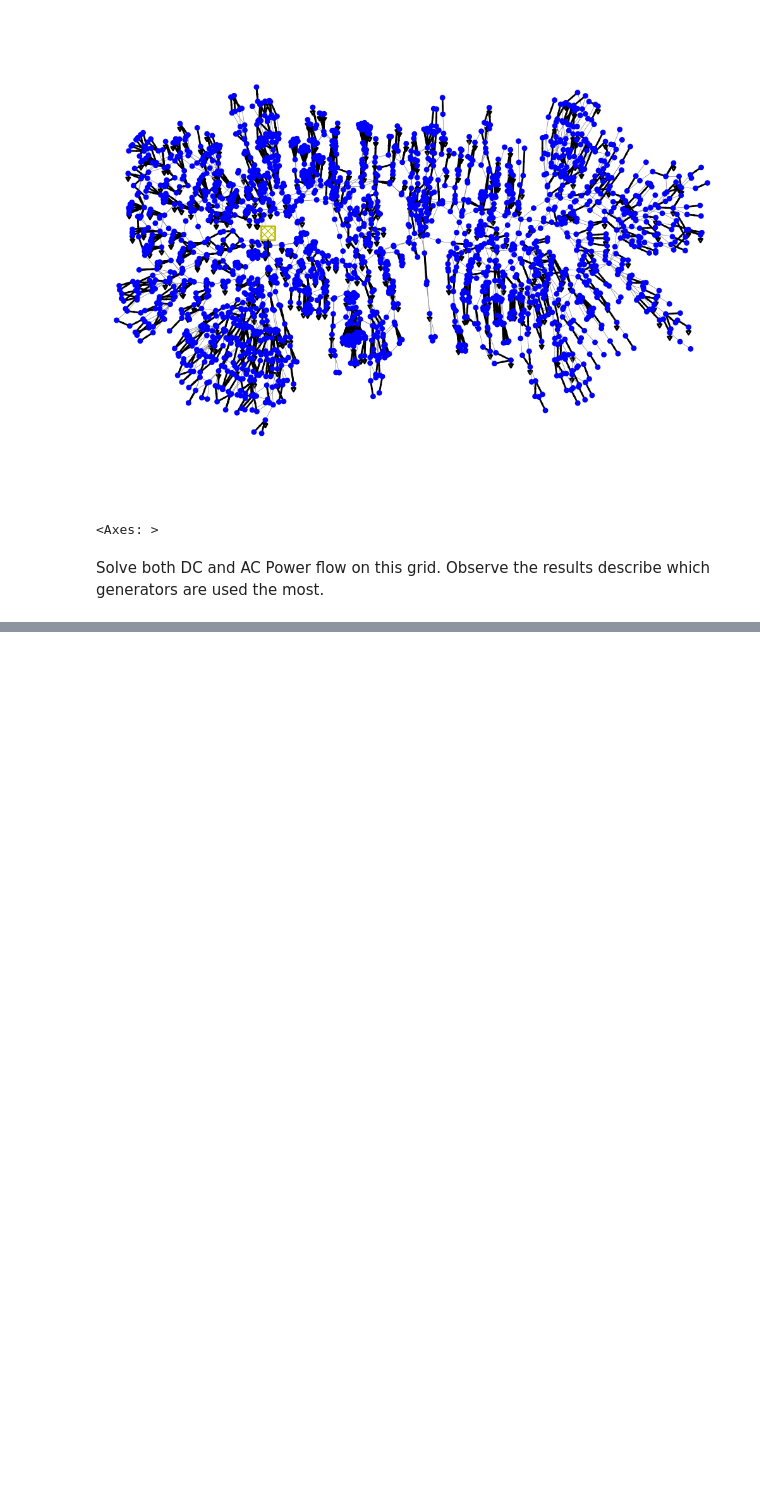
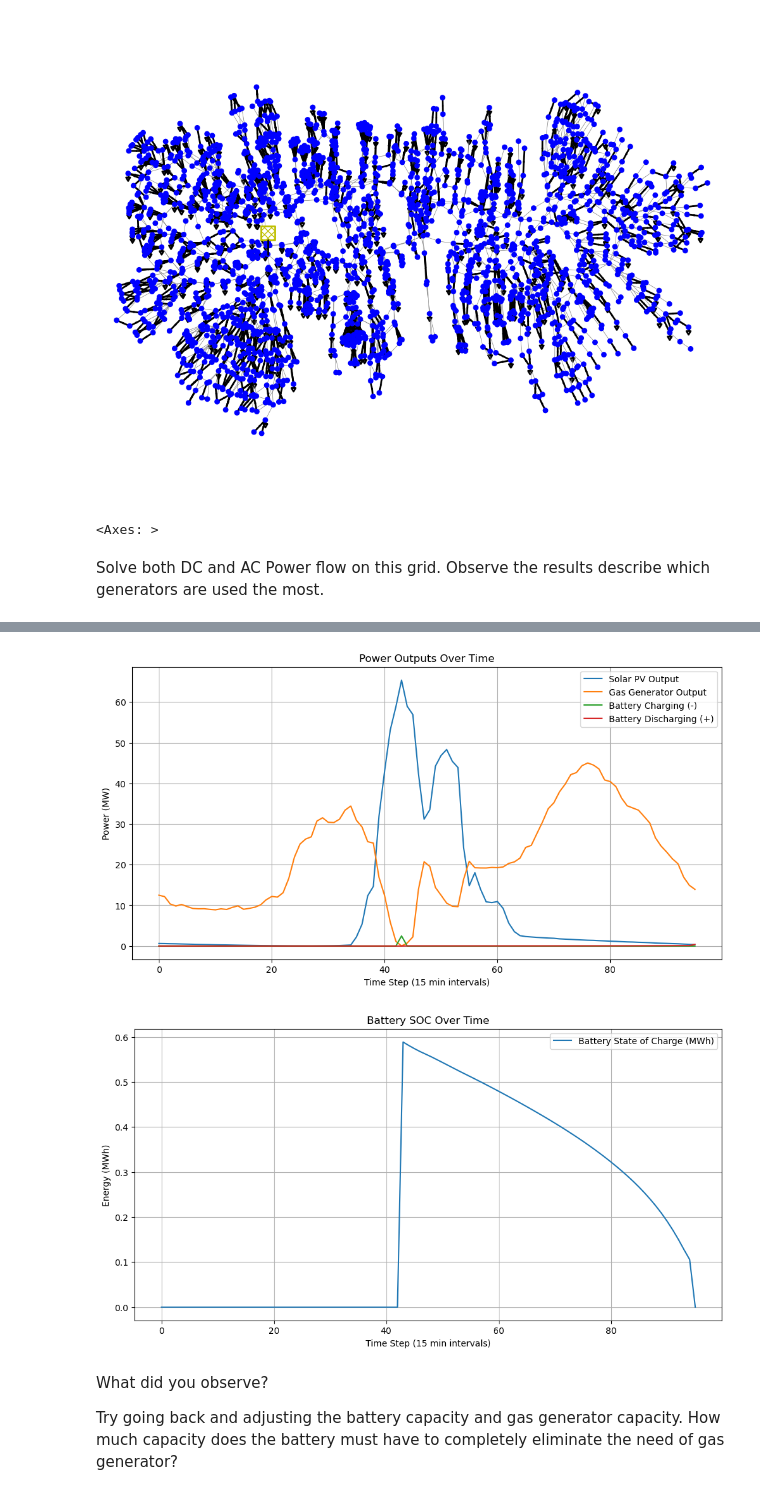
Before and after one commit to PSALOxford/intro_pandapower, a Jupyter notebook: intro-pandapower.ipynb, the cells around one changed output, grey strips where cells are left out. Cells and saved outputs as stored; diff of their text form; code cells hidden in the pictures; blank space fills up the shorter version.

Commit message:
Multi-interval OPF with Battery

```diff
--- a/intro-pandapower.ipynb
+++ b/intro-pandapower.ipynb
@@ -545,0 +793,34 @@ Now, let's try to solve a time-series DC OPF problem with coupled energy storage
+# %%
+# Plot results
+Pg_values = np.array([Pg[t].value for t in range(T)]).reshape(T, -1)
+Pch_values = np.array([Pch[t].value for t in range(T)])
+Pdis_values = np.array([Pdis[t].value for t in range(T)])
+E_values = np.array([E[t].value for t in range(T)])
+
+plt.figure(figsize=(12,6))
+plt.plot(time_steps, df['pv'].values, label="Solar PV Output")
+plt.plot(time_steps, Pg_values[:,1], label="Gas Generator Output")
+plt.plot(time_steps, Pch_values, label="Battery Charging (-)")
+plt.plot(time_steps, Pdis_values, label="Battery Discharging (+)")
+plt.xlabel("Time Step (15 min intervals)")
+plt.ylabel("Power (MW)")
+plt.title("Power Outputs Over Time")
+plt.legend()
+plt.grid(True)
+plt.show()
+
+plt.figure(figsize=(12,6))
+plt.plot(time_steps, E_values, label="Battery State of Charge (MWh)")
+plt.xlabel("Time Step (15 min intervals)")
+plt.ylabel("Energy (MWh)")
+plt.title("Battery SOC Over Time")
+plt.legend()
+plt.grid(True)
+plt.show()
+# %% [output]
+[figure, added]
+[figure, added]
+# %% [markdown]
+What did you observe?
+
+Try going back and adjusting the battery capacity and gas generator capacity. How much capacity does the battery must have to completely eliminate the need of gas generator?
```
Also changed, not shown: parts of 19 cells of this notebook, 1 other file.
